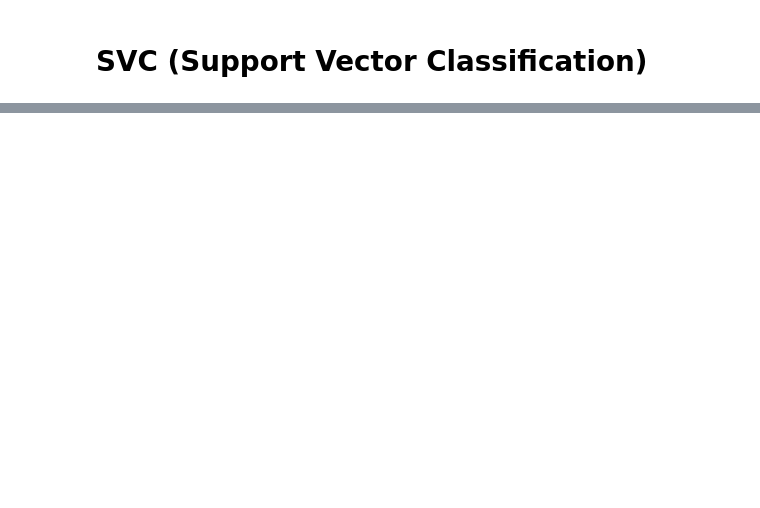
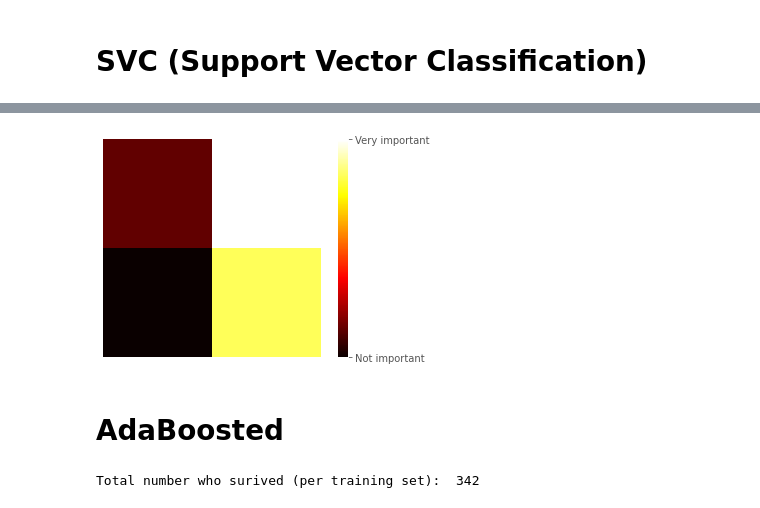
Before and after one commit to cgoeser1/MSDS422_course_assignments, a Jupyter notebook: Titanic2_0.ipynb, the cells around one changed output, grey strips where cells are left out. Cells and saved outputs as stored; diff of their text form; code cells hidden in the pictures; blank space fills up the shorter version.

```diff
--- a/Titanic2_0.ipynb
+++ b/Titanic2_0.ipynb
@@ -990,4 +949,4 @@ qda_pred.to_csv(filename, index=False)
 from sklearn.svm import SVC
 
 svm_clf = SVC(gamma="auto")
-svm_clf.fit(x_train_final, y_train,)
+svm_clf.fit(x_train_final, y_train)
@@ -1008,0 +1043,5 @@ svc_results.to_csv(filename, index=False)
+# %%
+from sklearn.ensemble import RandomForestClassifier
+
+rf_clf = RandomForestClassifier(max_depth=3, random_state=42)
+rf_clf.fit(x_train_final, y_train)
@@ -1008,0 +1087,4 @@ svc_results.to_csv(filename, index=False)
+# %%
+import matplotlib as mpl
+rnd_clf = RandomForestClassifier( random_state=42) #n_estimators=100,
+rnd_clf.fit(x_train_final, y_train)
@@ -1008,0 +1100,22 @@ svc_results.to_csv(filename, index=False)
+# %%
+def plot_digit(data):
+    image = data.reshape(2,2)
+    plt.imshow(image, cmap = mpl.cm.hot,
+               interpolation="nearest")
+    plt.axis("off")
+# %%
+plot_digit(rnd_clf.feature_importances_)
+
+cbar = plt.colorbar(ticks=[rnd_clf.feature_importances_.min(), rnd_clf.feature_importances_.max()])
+cbar.ax.set_yticklabels(['Not important', 'Very important'])
+
+##save_fig("mnist_feature_importance_plot")
+plt.show()
+# %% [output]
+[figure, added]
+# %% [markdown]
+# **AdaBoosted**
+# %%
+print("\nTotal number who surived (per training set): ", +y_train.sum())
+# %% [output]
+Total number who surived (per training set):  342
```
Also changed, not shown: parts of 158 cells of this notebook.
